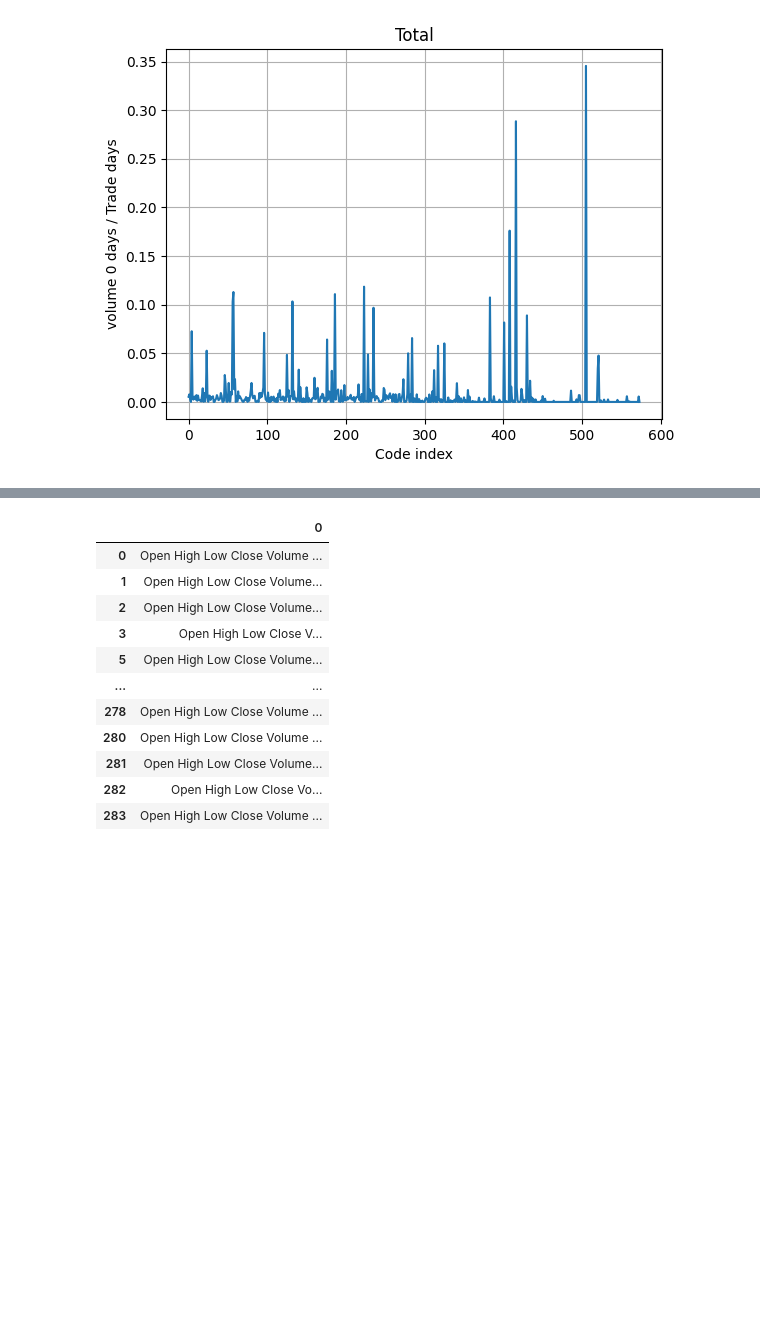
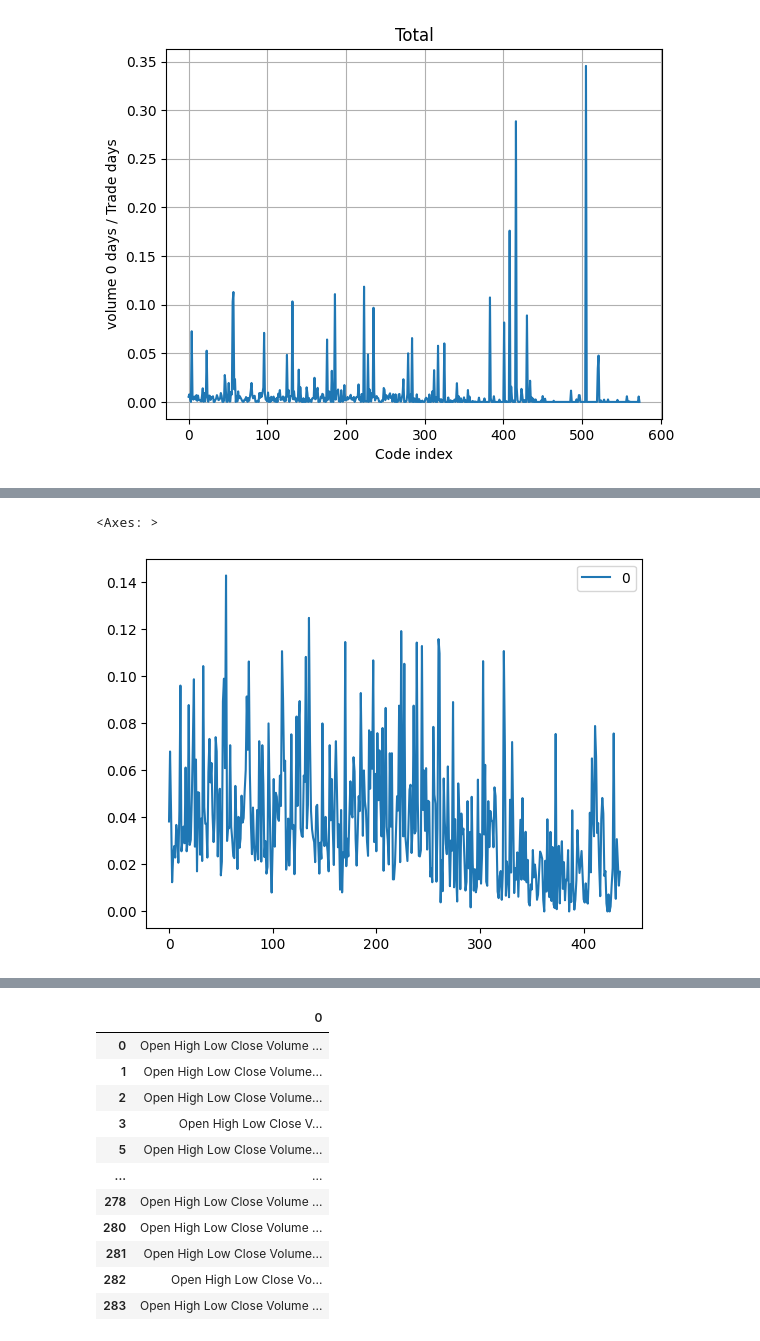
Before and after one commit to Hy-MDL/DB, a Jupyter notebook: Total copy.ipynb, the cells around one changed output, grey strips where cells are left out. Cells and saved outputs as stored; diff of their text form; code cells hidden in the pictures; blank space fills up the shorter version.

```diff
--- a/Total copy.ipynb
+++ b/Total copy.ipynb
@@ -205,0 +318,6 @@ df_Kr1[0].iloc[270].loc[:'2015-6-15']
+# %%
+kr_ft_15_TB=kr_ft_15_TB.reset_index().iloc[:,[1]]
+kr_ft_15_TB.plot()
+# %% [output]
+<Axes: >
+[figure, added]
```
Also changed, not shown: parts of 20 cells of this notebook.
